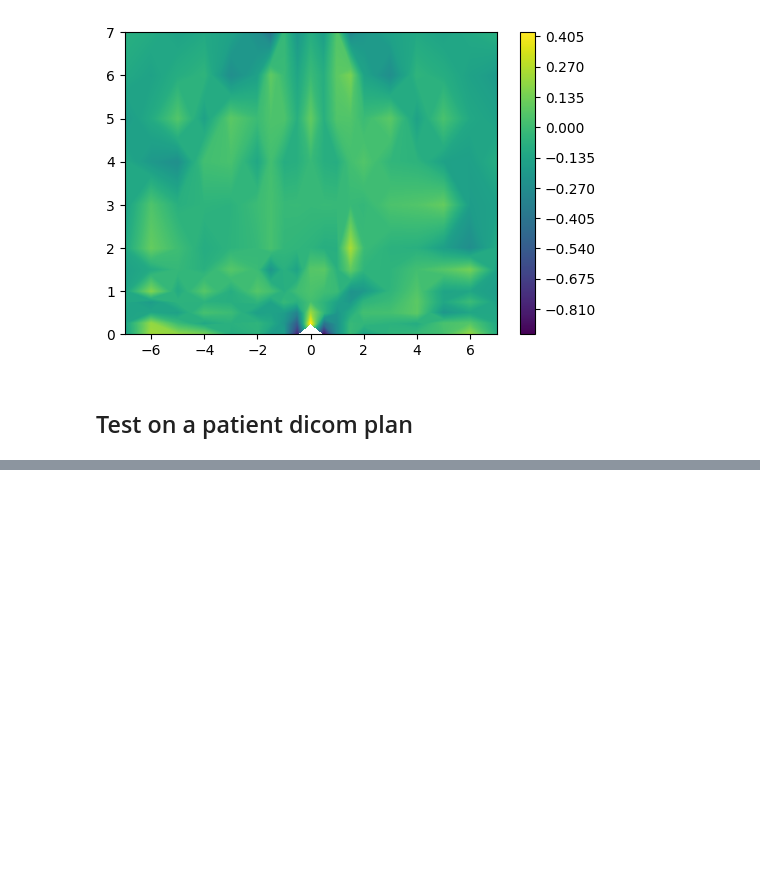
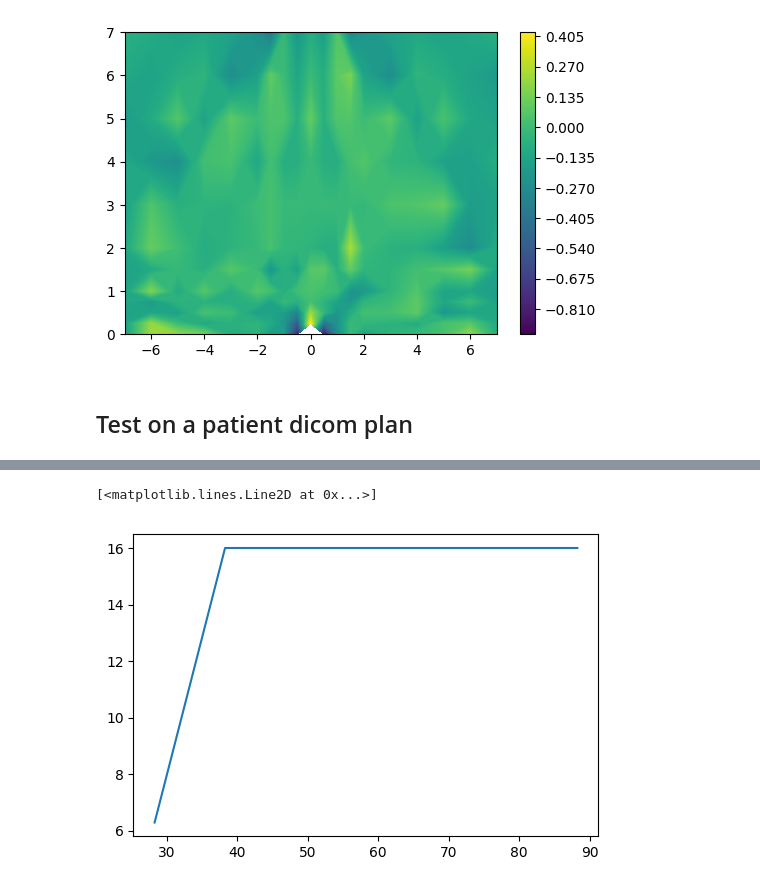
Before and after one commit to SimonBiggs/teap-brachytherapy-portfolio, a Jupyter notebook: TG43 Implementation.ipynb, the cells around one changed output, grey strips where cells are left out. Saved outputs shown, nothing was run; the diff lists cells and outputs as text; code cells hidden in the pictures; blank space fills up the shorter version.

```diff
--- a/TG43 Implementation.ipynb
+++ b/TG43 Implementation.ipynb
@@ -356,0 +583,29 @@ plt.colorbar()
+# %%
+tps_dose = load_dose_from_dicom(dcm_dose)
+max_dose = np.max(tps_dose)
+
+max_dose_per_slice = np.max(np.max(tps_dose, axis=0), axis=0)
+relevant_slice = max_dose_per_slice > max_dose * 0.4
+# %%
+x_raw, y_raw, z_raw = load_xyz_from_dicom(dcm_dose)
+
+calc_grid_slice_skip = 10
+
+calc_x = x_raw
+calc_y = y_raw
+calc_z = z_raw[relevant_slice]
+calc_z = calc_z[::calc_grid_slice_skip]
+
+calc_grid_positions = determine_calc_grid_positions(calc_x, calc_y, calc_z)
+# %%
+tg43_dose = tg43_on_grid(
+    calc_x, calc_y, calc_z, reference_air_kerma_rate,
+    dwell_times, dwell_positions, dwell_directions)
+# %%
+tg43_dose[tg43_dose > max_dose] = max_dose
+# %%
+max_dose_per_slice = np.max(np.max(tg43_dose, axis=0), axis=0)
+plt.plot(calc_z, max_dose_per_slice)
+# %% [output]
+[<matplotlib.lines.Line2D at 0x...>]
+[figure, added]
```
Also changed, not shown: parts of 19 cells of this notebook, 1 other file.
